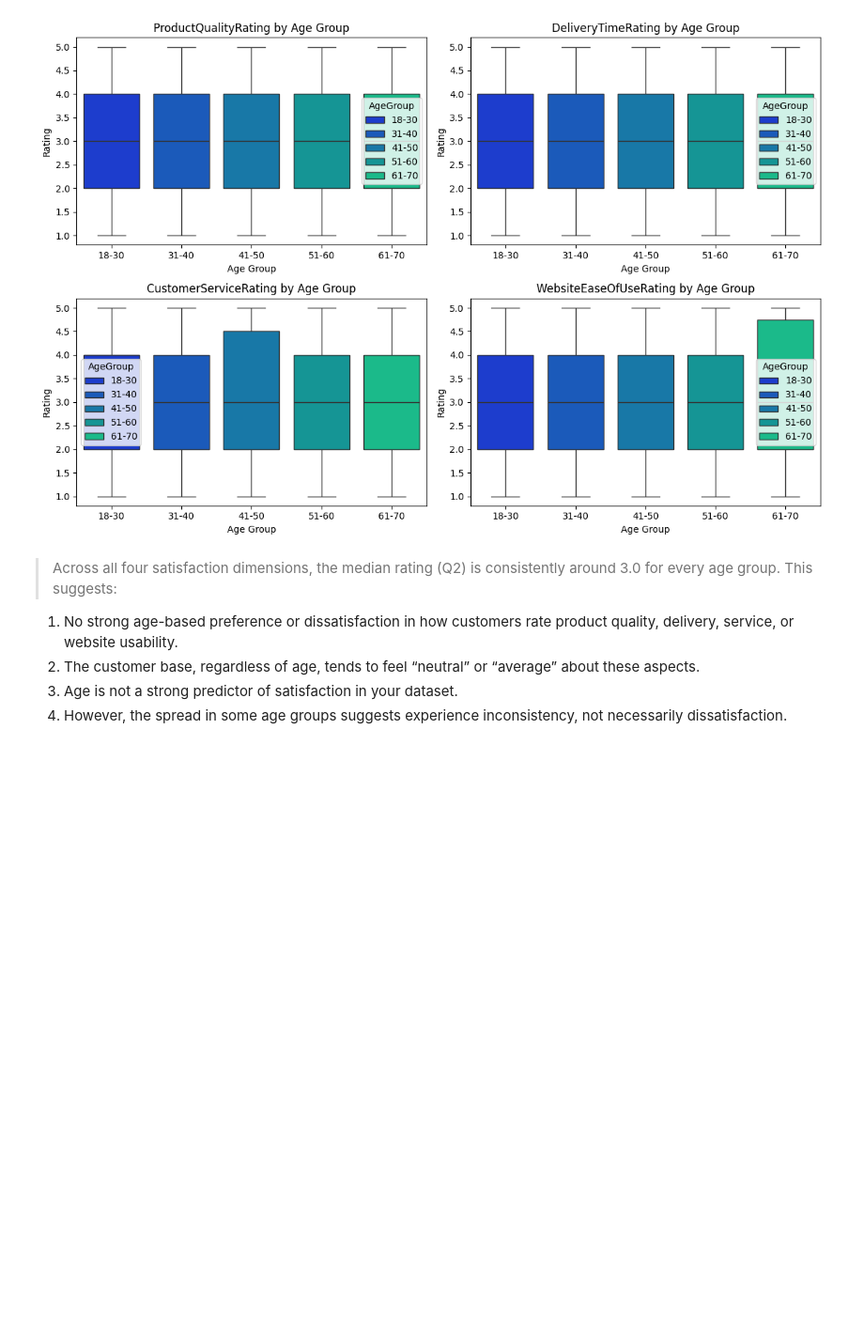
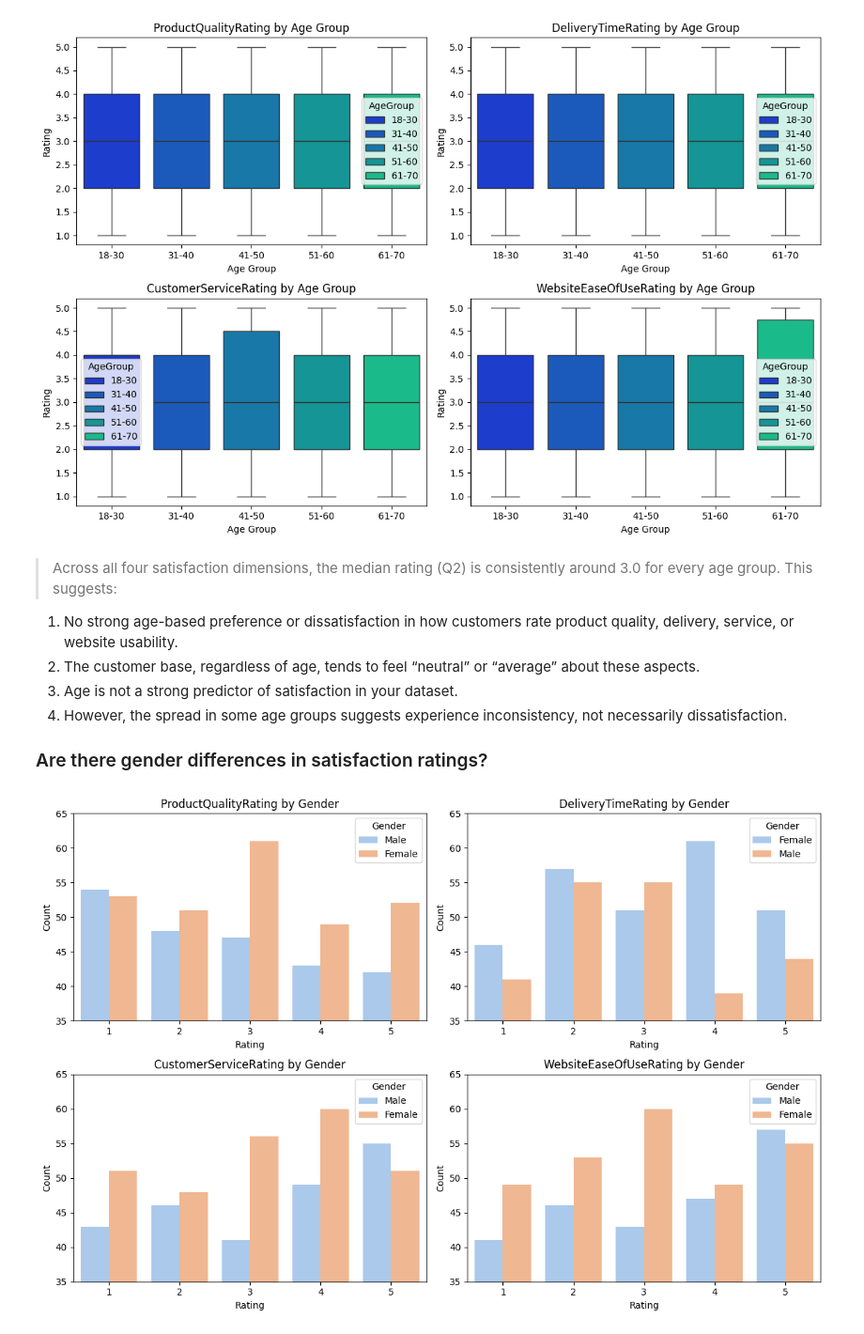
Before and after one commit to Darknight47/Data-Science-Projects-03, a Jupyter notebook: Customer_Satisfaction.ipynb, the cells around one changed output. Shown: that part at 94% size. Saved outputs shown, nothing was run; the diff lists cells and outputs as text; code cells hidden in the pictures; blank space fills up the shorter version.

Commit message:
Gender differences in satisfaction ratings

```diff
--- a/Customer_Satisfaction.ipynb
+++ b/Customer_Satisfaction.ipynb
@@ -144,3 +144,19 @@ plt.show()
 2. The customer base, regardless of age, tends to feel “neutral” or “average” about these aspects.
 3. Age is not a strong predictor of satisfaction in your dataset.
 4. However, the spread in some age groups suggests experience inconsistency, not necessarily dissatisfaction.
+
+### Are there gender differences in satisfaction ratings?
+# %%
+plt.figure(figsize=(12, 8))
+for i, feature in enumerate(rating_features, 1):
+    plt.subplot(2, 2, i)
+    sns.countplot(data=dataset, x=feature, hue='Gender', palette='pastel')
+    plt.title(f'{feature} by Gender')
+    plt.xlabel('Rating')
+    plt.ylabel('Count')
+    plt.ylim(35, 65)
+    plt.legend(title='Gender')
+plt.tight_layout()
+plt.show()
+# %% [output]
+[figure, added]
```
Also changed, not shown: parts of 1 cell of this notebook.
